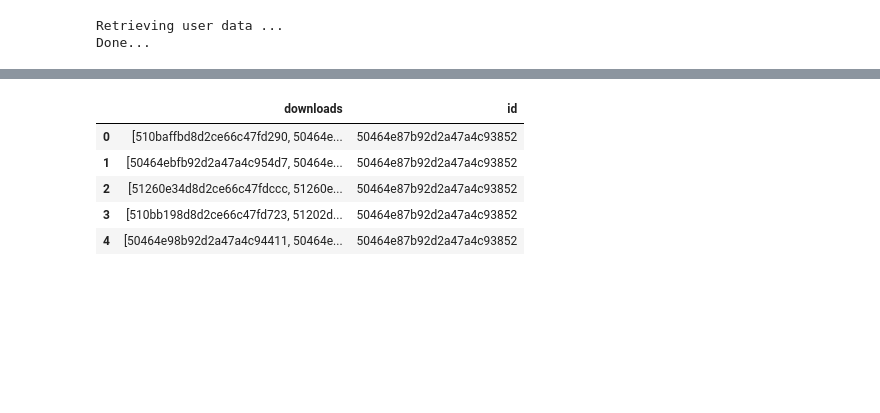
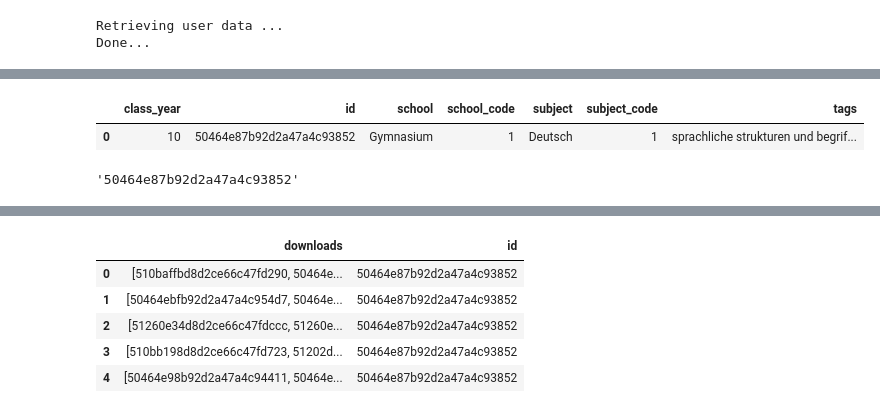
Before and after one commit to maxkimambo/recommender, a Jupyter notebook: Recommender.ipynb, the cells around one changed output, grey strips where cells are left out. Saved outputs shown, nothing was run; the diff lists cells and outputs as text; code cells hidden in the pictures; blank space fills up the shorter version.

```diff
--- a/Recommender.ipynb
+++ b/Recommender.ipynb
@@ -54,0 +43,11 @@ df.head()
+# %%
+single = df[0:1]
+# %%
+single
+# %% [output]
+|  | class_year | id | school | school_code | subject | subject_code | tags |
+| 0 | 10 | 50464e87b92d2a47a4c93852 | Gymnasium | 1 | Deutsch | 1 | sprachliche strukturen und begrif... |
+# %%
+single.iloc[0]["id"]
+# %% [output]
+'50464e87b92d2a47a4c93852'
```
Also changed, not shown: parts of 7 cells of this notebook, 10 other files.
